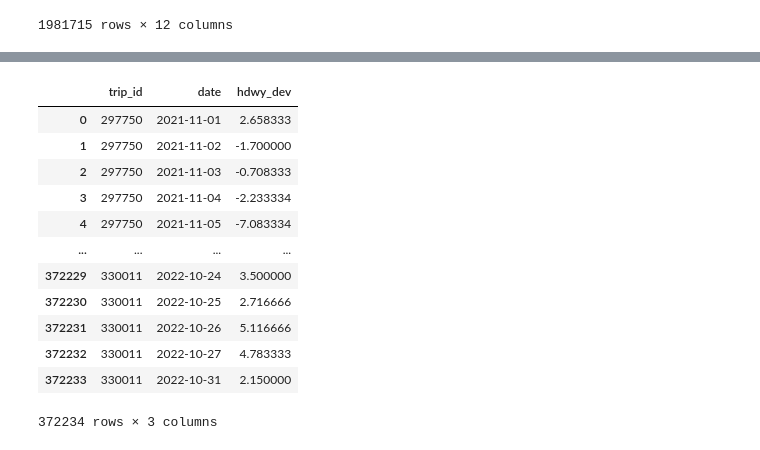
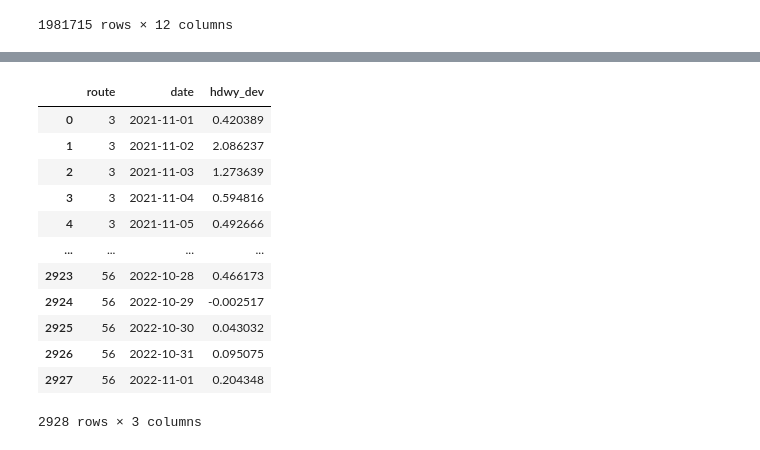
Before and after one commit to NSS-Data-Analytics-Cohort-7/wego-data-world-problems, a Jupyter notebook: notebook/We_go_project.ipynb, the cells around one changed output, grey strips where cells are left out. Cells and saved outputs as stored; diff of their text form; code cells hidden in the pictures.

Commit message:
redoing dataframes

```diff
--- a/notebook/We_go_project.ipynb
+++ b/notebook/We_go_project.ipynb
@@ -67,7 +67,7 @@ headway_df
 1981715 rows × 12 columns
 # %%
 #changing the column names
-headway_df.columns = ['date', 'rte_abbr', 'trip_id', 'rte_dir_name', 'schd_time', 'act_arrvl_time', 'act_depart', 'adh', 'schd_hdwy', 'act_hdwy', 'hdwy_dev', 'dwell_mins']
+headway_df.columns = ['date', 'route', 'trip_id', 'rte_dir_name', 'schd_time', 'act_arrvl_time', 'act_depart', 'adh', 'schd_hdwy', 'act_hdwy', 'hdwy_dev', 'dwell_mins']
 # %%
 headway_df
 # %% [output]
@@ -108,19 +110,20 @@ hdwy_nonull
 # %%
-avg_dev_trip=hdwy_nonull.groupby(['trip_id','date'])['hdwy_dev'].mean().reset_index()
+#subsetting to get the avg. deviation
+avg_dev_trip=headway_df.groupby(['route','date'])['hdwy_dev'].mean().reset_index()
 avg_dev_trip
 # %% [output]
-|  | trip_id | date | hdwy_dev |
-| 0 | 297750 | 2021-11-01 | 2.658333 |
-| 1 | 297750 | 2021-11-02 | -1.700000 |
-| 2 | 297750 | 2021-11-03 | -0.708333 |
-| 3 | 297750 | 2021-11-04 | -2.233334 |
-| 4 | 297750 | 2021-11-05 | -7.083334 |
+|  | route | date | hdwy_dev |
+| 0 | 3 | 2021-11-01 | 0.420389 |
+| 1 | 3 | 2021-11-02 | 2.086237 |
+| 2 | 3 | 2021-11-03 | 1.273639 |
+| 3 | 3 | 2021-11-04 | 0.594816 |
+| 4 | 3 | 2021-11-05 | 0.492666 |
 | ... | ... | ... | ... |
-| 372229 | 330011 | 2022-10-24 | 3.500000 |
-| 372230 | 330011 | 2022-10-25 | 2.716666 |
-| 372231 | 330011 | 2022-10-26 | 5.116666 |
-| 372232 | 330011 | 2022-10-27 | 4.783333 |
-| 372233 | 330011 | 2022-10-31 | 2.150000 |
+| 2923 | 56 | 2022-10-28 | 0.466173 |
+| 2924 | 56 | 2022-10-29 | -0.002517 |
+| 2925 | 56 | 2022-10-30 | 0.043032 |
+| 2926 | 56 | 2022-10-31 | 0.095075 |
+| 2927 | 56 | 2022-11-01 | 0.204348 |
-372234 rows × 3 columns
+2928 rows × 3 columns
 # %%
 avg_dev_trip = avg_dev_trip.rename(columns={'hdwy_dev': 'avg_hdwy_dev'})
```
Also changed, not shown: parts of 19 cells of this notebook.
